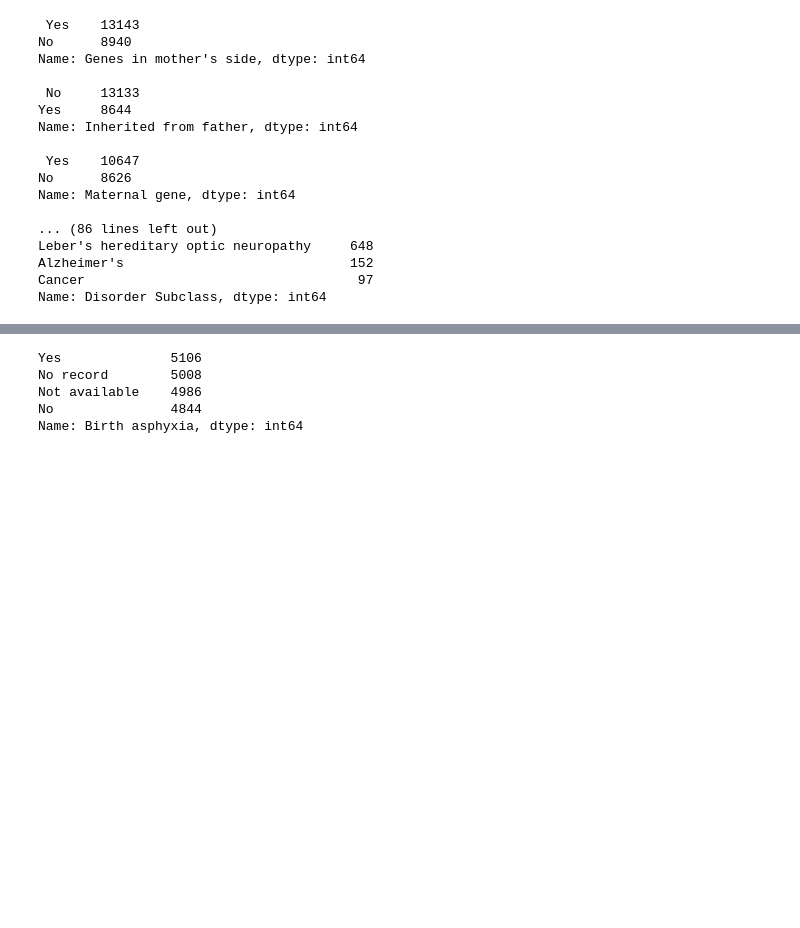
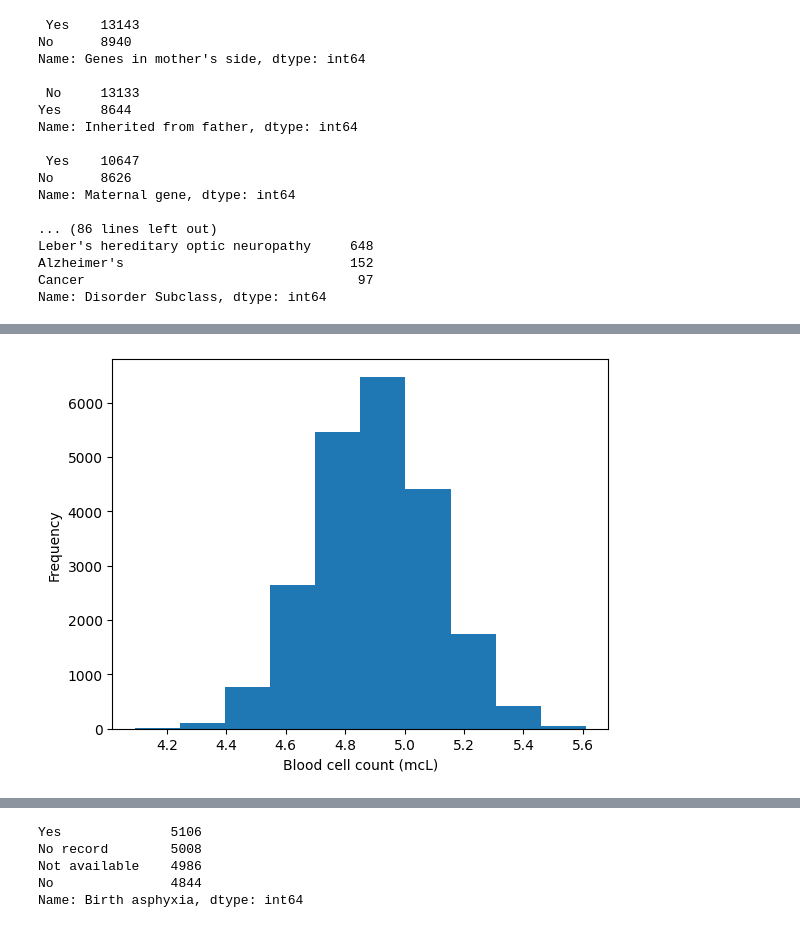
Before and after one commit to DavidHuang0621/Genomes-GeneticDisorders, a Jupyter notebook: EDA.ipynb, the cells around one changed output, grey strips where cells are left out. Cells and saved outputs as stored; diff of their text form; code cells hidden in the pictures; blank space fills up the shorter version.

```diff
--- a/EDA.ipynb
+++ b/EDA.ipynb
@@ -123,0 +150,7 @@ Name: Disorder Subclass, dtype: int64
+# %%
+plt.hist(df["Blood cell count (mcL)"])
+plt.xlabel("Blood cell count (mcL)")
+plt.ylabel("Frequency")
+plt.show()
+# %% [output]
+[figure, added]
```
Also changed, not shown: parts of 6 cells of this notebook.
